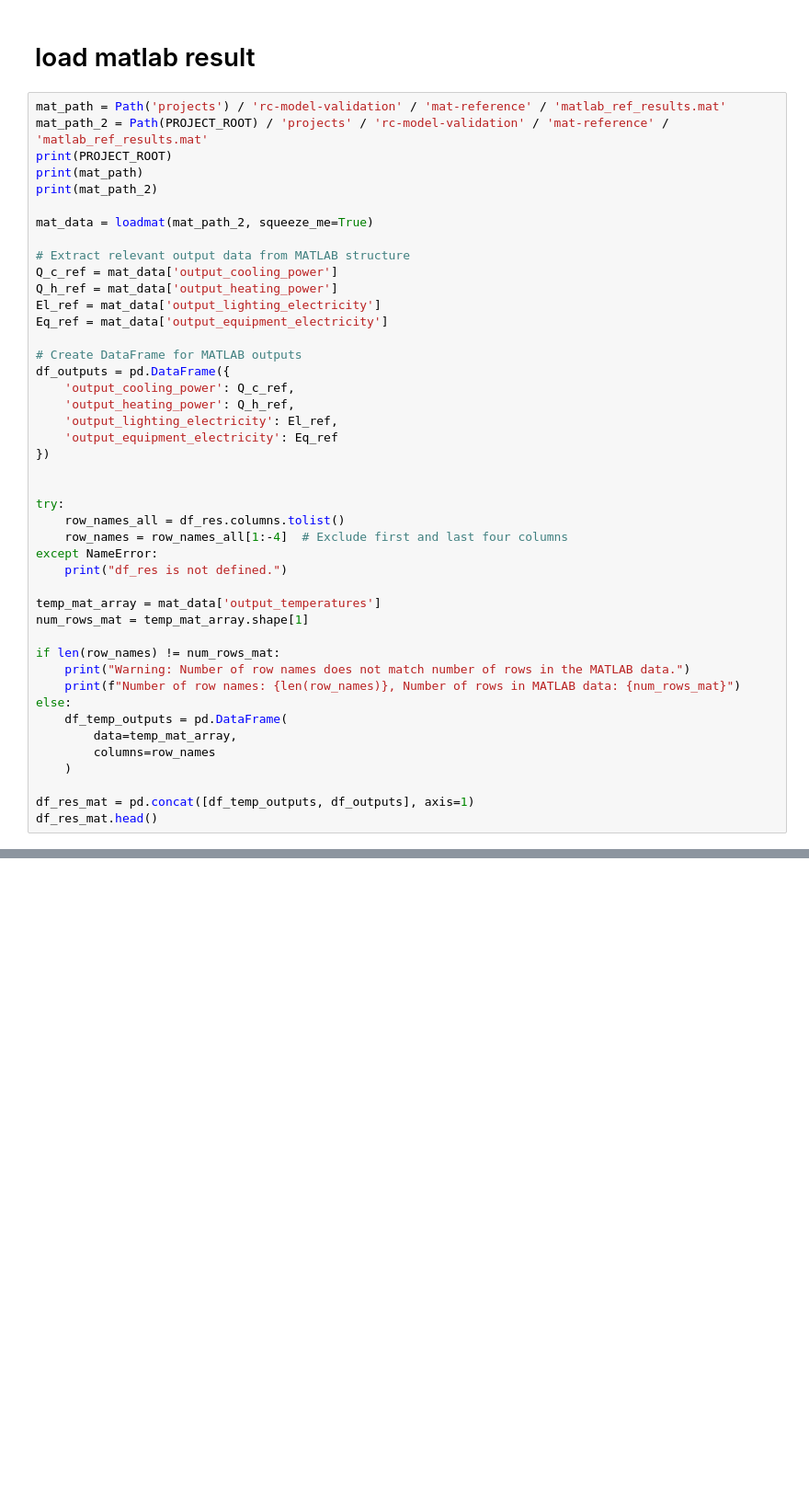
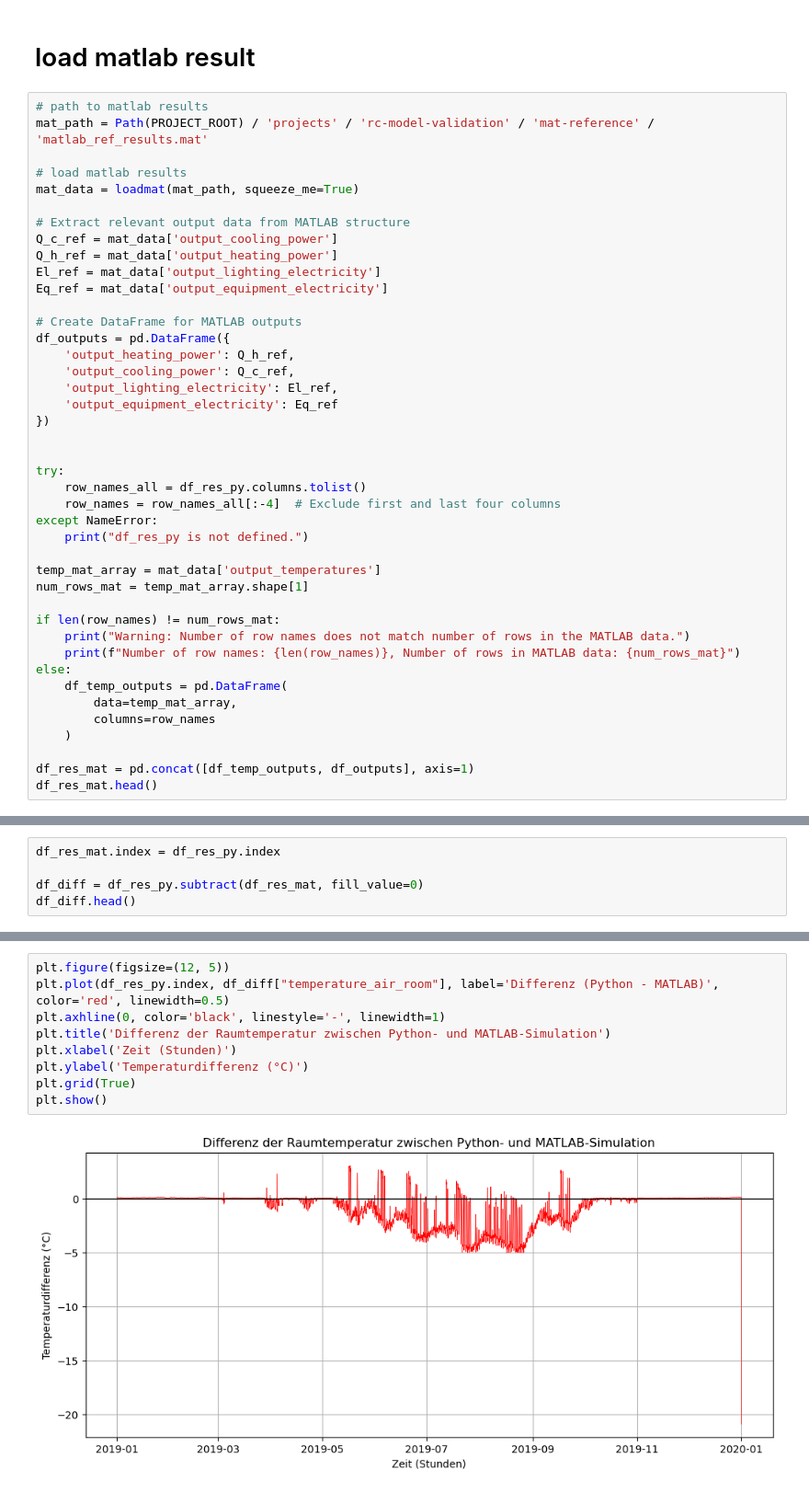
Before and after one commit to glDemonti/rc-model-building-simulation, a Jupyter notebook: notebooks/validation_rc_model.ipynb, the cells around one changed output, grey strips where cells are left out. Shown: that part at 92% size. Cells and saved outputs as stored; diff of their text form; blank space fills up the shorter version.

```diff
--- a/notebooks/validation_rc_model.ipynb
+++ b/notebooks/validation_rc_model.ipynb
@@ -51,13 +52,11 @@ df_res.head(5)
 # %% [markdown]
 # load matlab result
 # %%
-mat_path = Path('projects') / 'rc-model-validation' / 'mat-reference' / 'matlab_ref_results.mat'
-mat_path_2 = Path(PROJECT_ROOT) / 'projects' / 'rc-model-validation' / 'mat-reference' / 'matlab_ref_results.mat'
-print(PROJECT_ROOT)
-print(mat_path)
-print(mat_path_2)
+# path to matlab results
+mat_path = Path(PROJECT_ROOT) / 'projects' / 'rc-model-validation' / 'mat-reference' / 'matlab_ref_results.mat'
 
-mat_data = loadmat(mat_path_2, squeeze_me=True)
+# load matlab results
+mat_data = loadmat(mat_path, squeeze_me=True)
 
 # Extract relevant output data from MATLAB structure
 Q_c_ref = mat_data['output_cooling_power']
@@ -67,18 +66,18 @@ Eq_ref = mat_data['output_equipment_electricity']
 
 # Create DataFrame for MATLAB outputs
 df_outputs = pd.DataFrame({
+    'output_heating_power': Q_h_ref,
     'output_cooling_power': Q_c_ref,
-    'output_heating_power': Q_h_ref,
     'output_lighting_electricity': El_ref,
     'output_equipment_electricity': Eq_ref
 })
 
 
 try:
-    row_names_all = df_res.columns.tolist()
-    row_names = row_names_all[1:-4]  # Exclude first and last four columns
+    row_names_all = df_res_py.columns.tolist()
+    row_names = row_names_all[:-4]  # Exclude first and last four columns
 except NameError:
-    print("df_res is not defined.")
+    print("df_res_py is not defined.")
 
 temp_mat_array = mat_data['output_temperatures']
 num_rows_mat = temp_mat_array.shape[1]
@@ -107,0 +106,5 @@ projects/rc-model-validation/mat-reference/matlab_ref_results.mat
+# %%
+df_res_mat.index = df_res_py.index
+
+df_diff = df_res_py.subtract(df_res_mat, fill_value=0)
+df_diff.head()
@@ -107,0 +158,11 @@ projects/rc-model-validation/mat-reference/matlab_ref_results.mat
+# %%
+plt.figure(figsize=(12, 5))
+plt.plot(df_res_py.index, df_diff["temperature_air_room"], label='Differenz (Python - MATLAB)', color='red', linewidth=0.5)
+plt.axhline(0, color='black', linestyle='-', linewidth=1)
+plt.title('Differenz der Raumtemperatur zwischen Python- und MATLAB-Simulation')
+plt.xlabel('Zeit (Stunden)')
+plt.ylabel('Temperaturdifferenz (°C)')
+plt.grid(True)
+plt.show()
+# %% [output]
+[figure, added]
```
Also changed, not shown: parts of 8 cells of this notebook, 4 other files.
